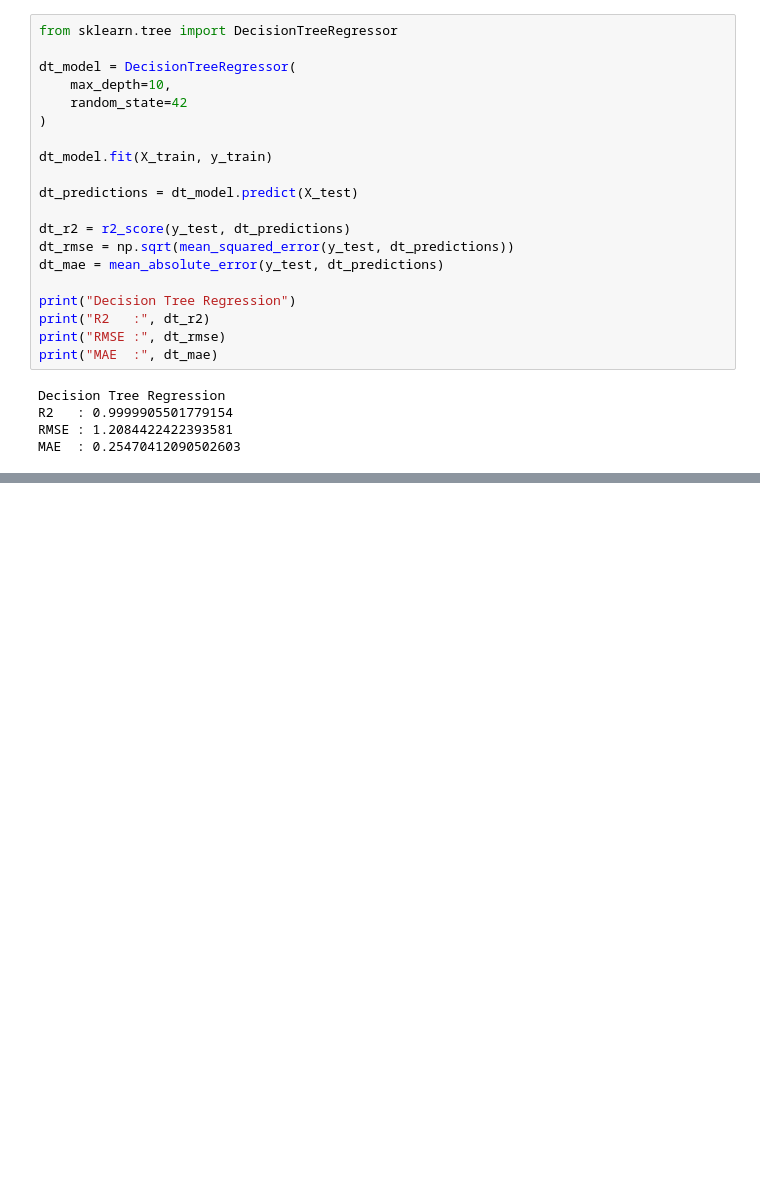
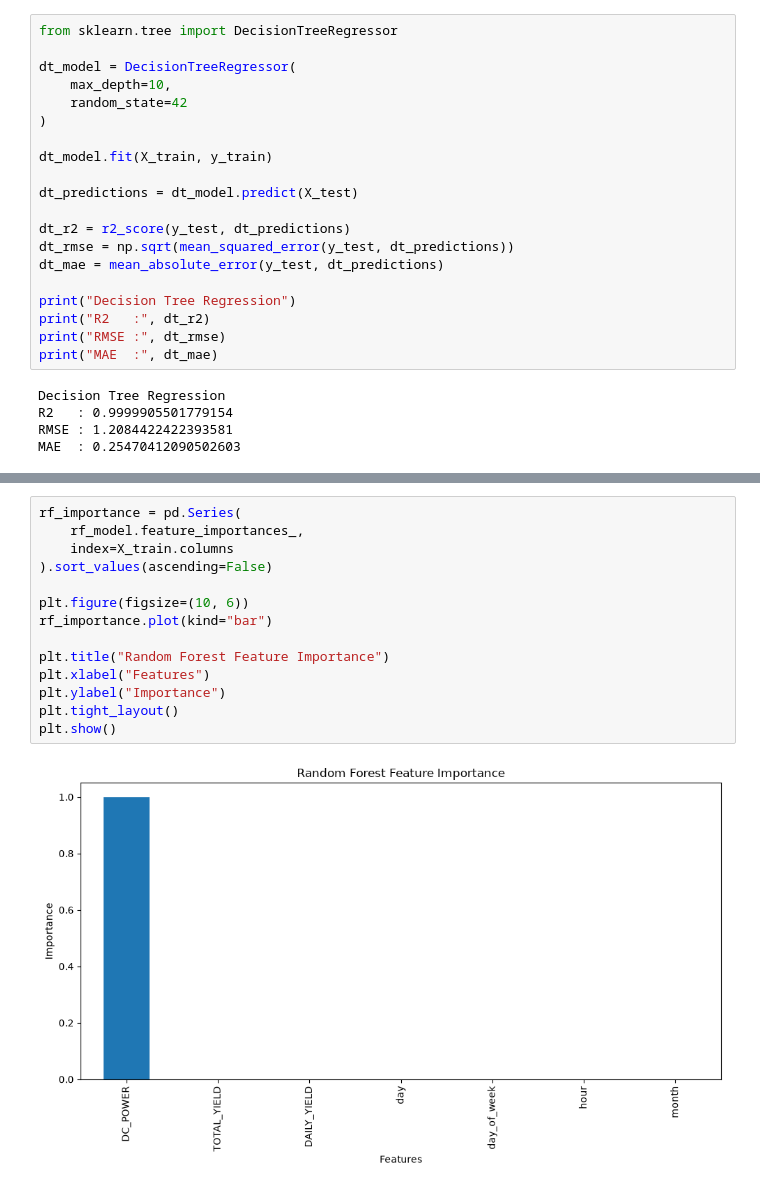
Before and after one commit to Meghana-PV/ml_caseStudy, a Jupyter notebook: notebooks/Regression1.ipynb, the cells around one changed output, grey strips where cells are left out. Drawn from its saved outputs; the diff is of its cells as text; blank space fills up the shorter version.

```diff
--- a/notebooks/Regression1.ipynb
+++ b/notebooks/Regression1.ipynb
@@ -542,0 +565,16 @@ MAE  : 0.14394450254040891
+# %%
+rf_importance = pd.Series(
+    rf_model.feature_importances_,
+    index=X_train.columns
+).sort_values(ascending=False)
+
+plt.figure(figsize=(10, 6))
+rf_importance.plot(kind="bar")
+
+plt.title("Random Forest Feature Importance")
+plt.xlabel("Features")
+plt.ylabel("Importance")
+plt.tight_layout()
+plt.show()
+# %% [output]
+[figure, added]
```
Also changed, not shown: parts of 5 cells of this notebook.
